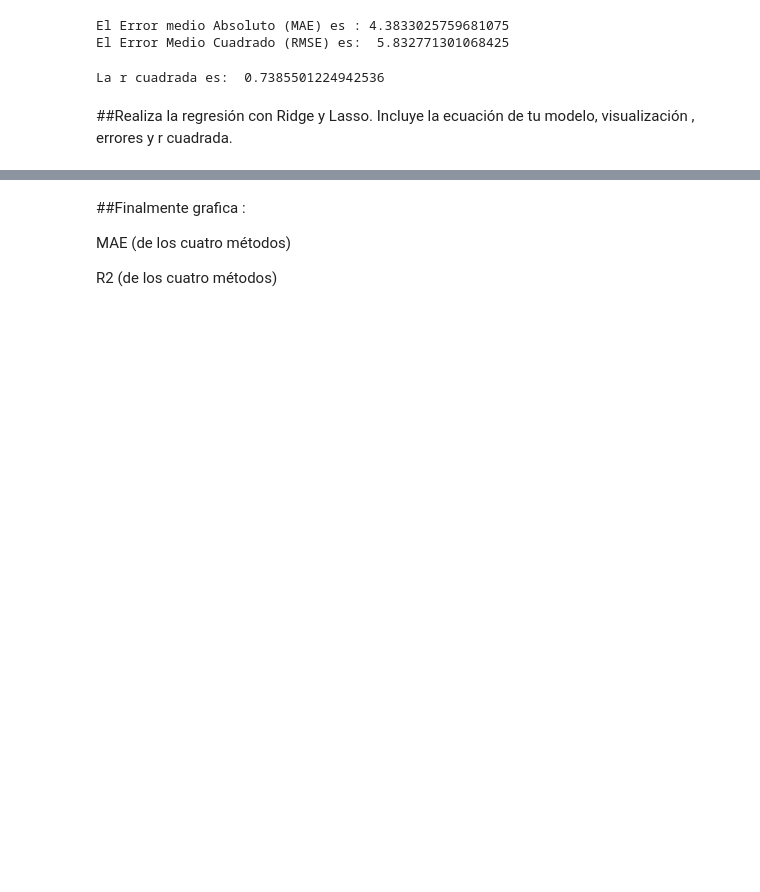
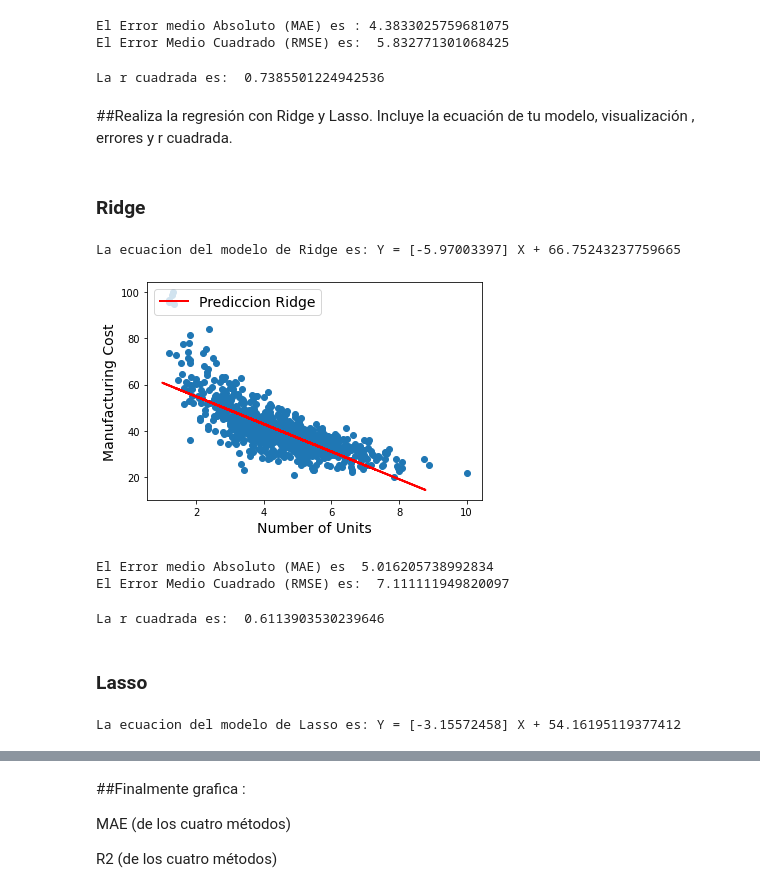
Before and after one commit to PosgradoMNA/actividades-de-aprendizaje-feracor, a Jupyter notebook: A01794022_Actividad_Semanal_7_Regresiones_y_K_means.ipynb, the cells around one changed output, grey strips where cells are left out. Drawn from its saved outputs; the diff is of its cells as text; code cells hidden in the pictures; blank space fills up the shorter version.

```diff
--- a/A01794022_Actividad_Semanal_7_Regresiones_y_K_means.ipynb
+++ b/A01794022_Actividad_Semanal_7_Regresiones_y_K_means.ipynb
@@ -459,2 +454,45 @@ La r cuadrada es:  0.7385501224942536
+# %% [markdown]
+### Ridge
+# %%
+# Ecuacion Ridge
+
+mod_ridge = Ridge(alpha=5.0,fit_intercept=True)
+mod_ridge.fit(X_train, y_train)
+X_ridge = X_test
+y_ridge = mod_ridge.predict(X_ridge)
+
+print('La ecuacion del modelo de Ridge es: Y =', mod_ridge.coef_,'X +', mod_ridge.intercept_)
+# %% [output]
+La ecuacion del modelo de Ridge es: Y = [-5.97003397] X + 66.75243237759665
+# %%
+# Visualizacion Ridge
+
+plt.scatter(X_train, y_train)
+plt.plot(X_ridge, y_ridge, "r-", linewidth=2, label="Prediccion Ridge")
+plt.xlabel("Number of Units", fontsize=14)
+plt.ylabel("Manufacturing Cost", rotation=90, fontsize=14)
+plt.legend(loc="upper left", fontsize=14);
+# %% [output]
+[figure, added]
+# %%
+# Errores Ridge
+
+mae_ridge = metrics.mean_absolute_error(y_test,y_ridge)
+mae_list.append(mae_ridge)
+r2_ridge= r2_score(y_test,y_ridge)
+r2_list.append(r2_ridge)
+
+mae_ridge = metrics.mean_absolute_error(y_test, y_ridge)
+r2Score = r2_score(y_test, y_ridge)
+
+print('El Error medio Absoluto (MAE) es ', mae_ridge)
+print('El Error Medio Cuadrado (RMSE) es: ', np.sqrt(metrics.mean_squared_error(y_test, y_ridge)))
+# %% [output]
+El Error medio Absoluto (MAE) es  5.016205738992834
+El Error Medio Cuadrado (RMSE) es:  7.111111949820097
 # %%
 # r cuadrada Ridge
+
+print('La r cuadrada es: ',r2Score)
+# %% [output]
+La r cuadrada es:  0.6113903530239646
@@ -466,0 +499,13 @@ La r cuadrada es:  0.7385501224942536
+# %% [markdown]
+### Lasso
+# %%
+# Ecuacion Lasso
+
+mod_lasso = Lasso(alpha=5.0,fit_intercept=True)
+mod_lasso.fit(X_train, y_train)
+X_lasso = X_test
+y_lasso = mod_lasso.predict(X_lasso)
+
+print('La ecuacion del modelo de Lasso es: Y =', mod_lasso.coef_,'X +', mod_lasso.intercept_)
+# %% [output]
+La ecuacion del modelo de Lasso es: Y = [-3.15572458] X + 54.16195119377412
```
Also changed, not shown: parts of 46 cells of this notebook.
